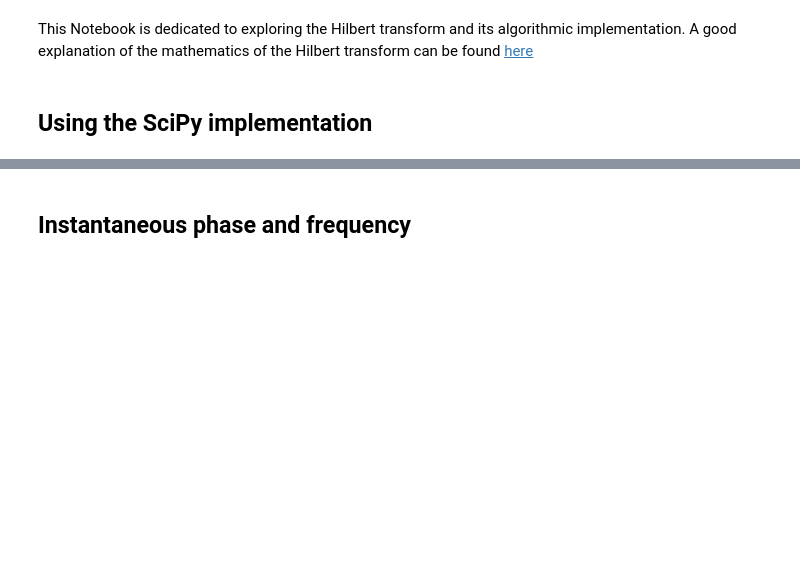
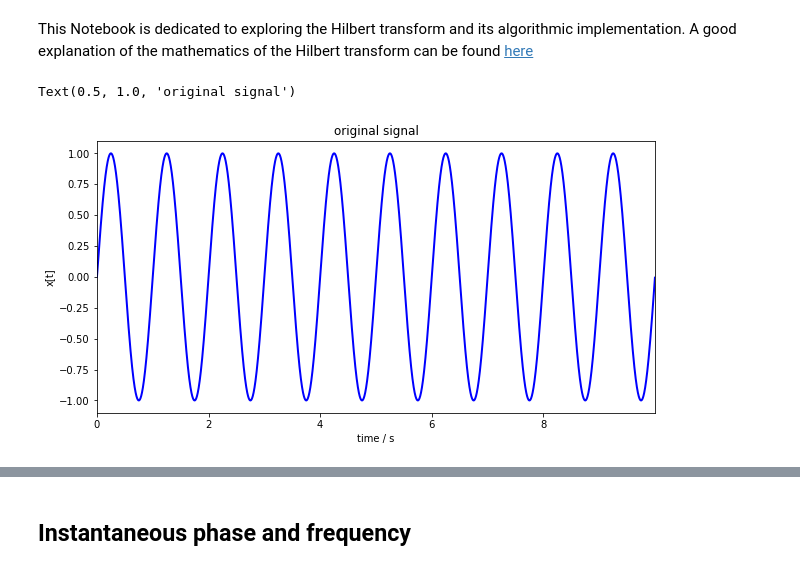
Before and after one commit to pmccthy/data-science-playground, a Jupyter notebook: transforms/hilbert.ipynb, the cells around one changed output, grey strips where cells are left out. Drawn from its saved outputs; the diff is of its cells as text; code cells hidden in the pictures; blank space fills up the shorter version.

```diff
--- a/transforms/hilbert.ipynb
+++ b/transforms/hilbert.ipynb
@@ -7,5 +11,19 @@ This Notebook is dedicated to exploring the Hilbert transform and its algorithmi
 # %%
 # generate some data to play with
+fs = 1e3
+T = 10
+t_ax = np.arange(0, T, 1/fs)
+f = 10
+x = np.sin(2 * np.pi * t_ax)
-# %% [markdown]
-## **Using the SciPy implementation**
+# %%
+# plot the data
+plt.figure(figsize=(10,5))
+plt.plot(t_ax, x, c='b', lw=2)
+plt.xlim(0, max(t_ax))
+plt.xlabel("time / s")
+plt.ylabel("x[t]")
+plt.title("original signal")
+# %% [output]
+Text(0.5, 1.0, 'original signal')
+[figure, added]
 # %%
```
Also changed, not shown: parts of 15 cells of this notebook.
